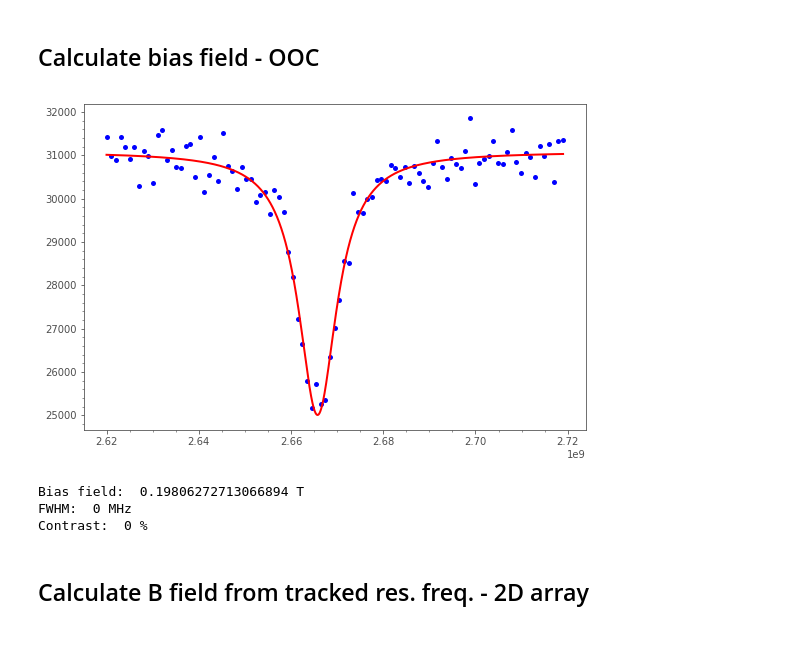
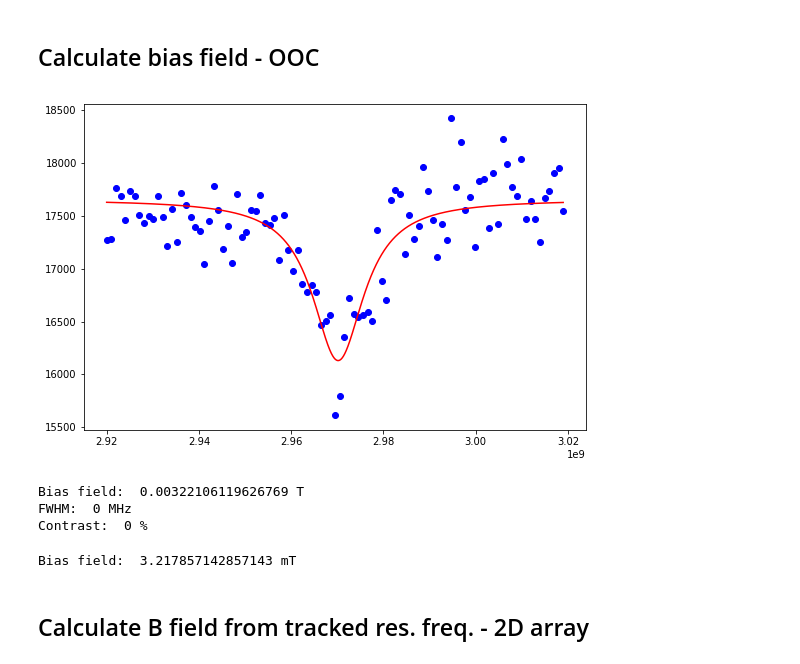
Before and after one commit to sriharijayaram5/qudi, a Jupyter notebook: notebooks/Measurement_Control/Data analysis/Tracking mode data analysis - correct bias field and save.ipynb, the cells around one changed output. Drawn from its saved outputs; the diff is of its cells as text; code cells hidden in the pictures.

```diff
--- a/notebooks/Measurement_Control/Data analysis/Tracking mode data analysis - correct bias field and save.ipynb
+++ b/notebooks/Measurement_Control/Data analysis/Tracking mode data analysis - correct bias field and save.ipynb
@@ -115,8 +115,8 @@ print(pulsed_data)
 # %%
 #Analyse bias field
 #Gathering data from dictonary
-directory = 'C:\\Data\\2025\\03\\20250306\\ODMR\\'
-podrm_path = directory + '20250306-1547-30_L-P11-16_4K_ODMR_data_ch0_range0'+'.dat'
+directory = 'C:\\Data\\2025\\03\\20250311\\ODMR\\'
+podrm_path = directory + '20250311-1210-40_bias_ODMR_data_ch0_range0'+'.dat'
 data_raw = np.loadtxt(podrm_path).T
 var_list,data = (data_raw[0],data_raw[1])
 
@@ -125,8 +125,8 @@ e_field = 0 #in Hz
 zero_field = 2.88e9 #in Hz, watch the Temperature
 
 mode = ''
-gslac = True
-left = True
+gslac = False
+left = False
 
 fwhm_bias = 0
 contrast_bias = 0
@@ -148,37 +148,47 @@ elif mode == 'N14':
 elif mode == 'gaussian_dip':
     fit = afm_scanner_logic._fitlogic.make_gaussian_fit(var_list,data,estimator=afm_scanner_logic._fitlogic.estimate_gaussian_dip)
     lm,_ = fitlogic.make_gaussian_model()
     fwhm_bias = fit.params['fwhm'].value*1e-6 #FWHM in MHz
     contrast_bias = fit.params['contrast'].value*-1
 
 else:
     fit = afm_scanner_logic._fitlogic.make_lorentzian_fit(var_list,data,estimator=afm_scanner_logic._fitlogic.estimate_lorentzian_dip)
     lm,_ = fitlogic.make_lorentzian_model()
 
 # print(fit.fit_report())
 bias_res_freq = fit.params['center'].value
 
 if gslac == True and left == True:
     b_field_bias = np.sqrt(abs(bias_res_freq + zero_field)**2 - e_field**2) / gyro_nv
 else:
     b_field_bias = np.sqrt(abs(bias_res_freq - zero_field)**2 - e_field**2) / gyro_nv
 
 #Plot Data an
 plt.plot(var_list,data,'bo')
 
 x = np.linspace(var_list[0],var_list[-1],10000, endpoint=True)
 plt.plot(x, lm.eval(fit.params, x=x),'r-')
 
 plt.show()
 
 print('Bias field: ',b_field_bias,'T')
 print("FWHM: ",fwhm_bias,'MHz')
 print("Contrast: ",contrast_bias,'%')
 # %% [output]
-[figure, old version]
+[figure, new version]
-Bias field:  0.19806272713066894 T
+Bias field:  0.00322106119626769 T
 FWHM:  0 MHz
 Contrast:  0 %
+# %%
+gyro_nv = 28e9 #in Hz/T
+e_field = 0 #in Hz
+zero_field = 2.88e9 #in Hz, watch the Temperature
+bias_res_freq = 2.9701e9
+
+b_field_bias = np.sqrt(abs(bias_res_freq - zero_field)**2 - e_field**2) / gyro_nv
+print('Bias field: ',b_field_bias*1000,'mT')
+# %% [output]
+Bias field:  3.217857142857143 mT
 # %% [markdown]
 ## Calculate B field from tracked res. freq. - 2D array
 # %%
```
Also changed, not shown: parts of 8 cells of this notebook, 4 other files.
